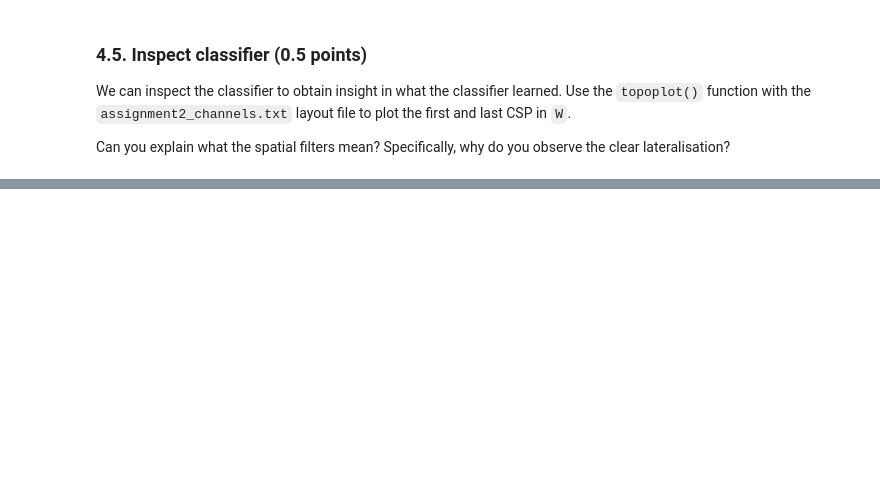
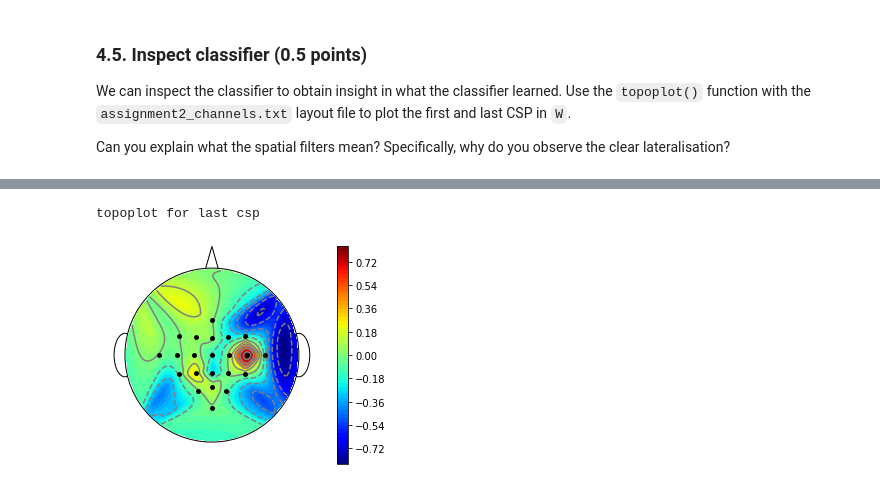
Before and after one commit to malyvsen/radboud-bci, a Jupyter notebook: assignment2.ipynb, the cells around one changed output, grey strips where cells are left out. Drawn from its saved outputs; the diff is of its cells as text; code cells hidden in the pictures; blank space fills up the shorter version.

```diff
--- a/assignment2.ipynb
+++ b/assignment2.ipynb
@@ -594,0 +605,6 @@ Can you explain what the spatial filters mean? Specifically, why do you observe
+# %%
+print('topoplot for last csp')
+topoplot(csp_matrix[:, -1], 'assignment2_channels.txt', cbar=True)
+# %% [output]
+topoplot for last csp
+[figure, added]
```
Also changed, not shown: parts of 6 cells of this notebook.
